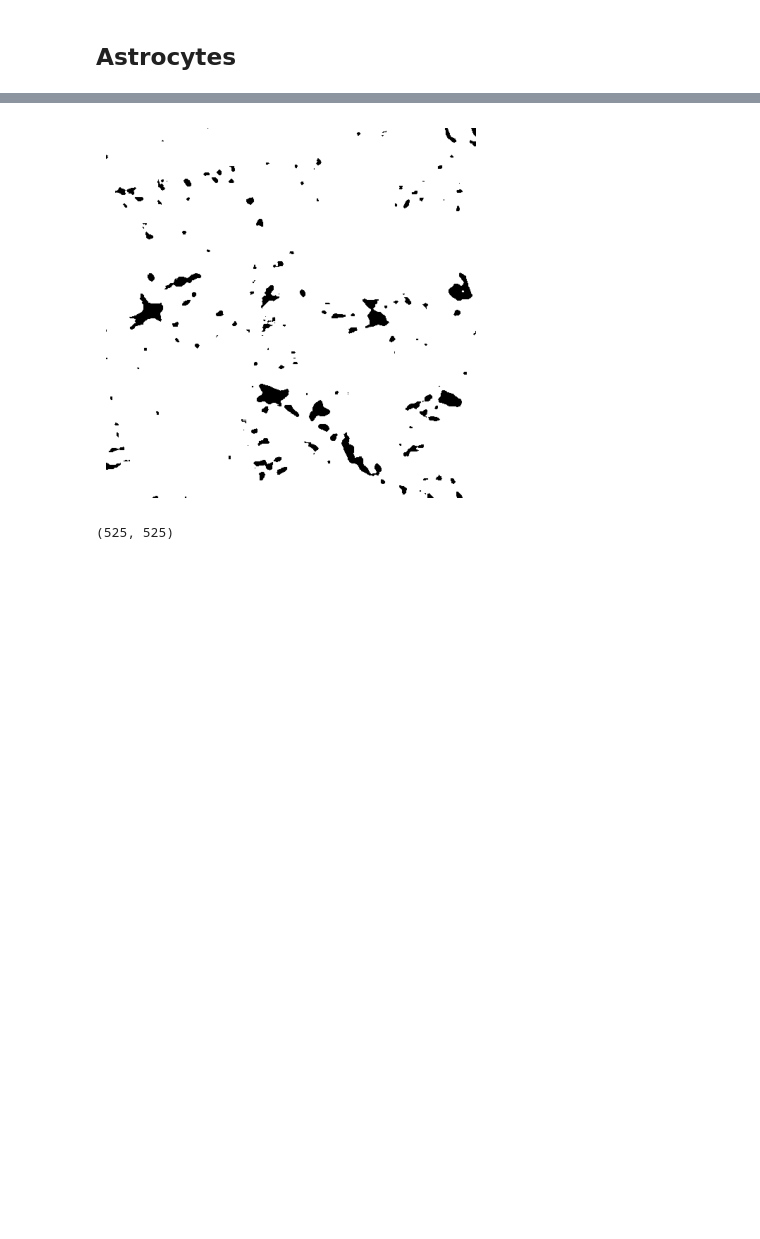
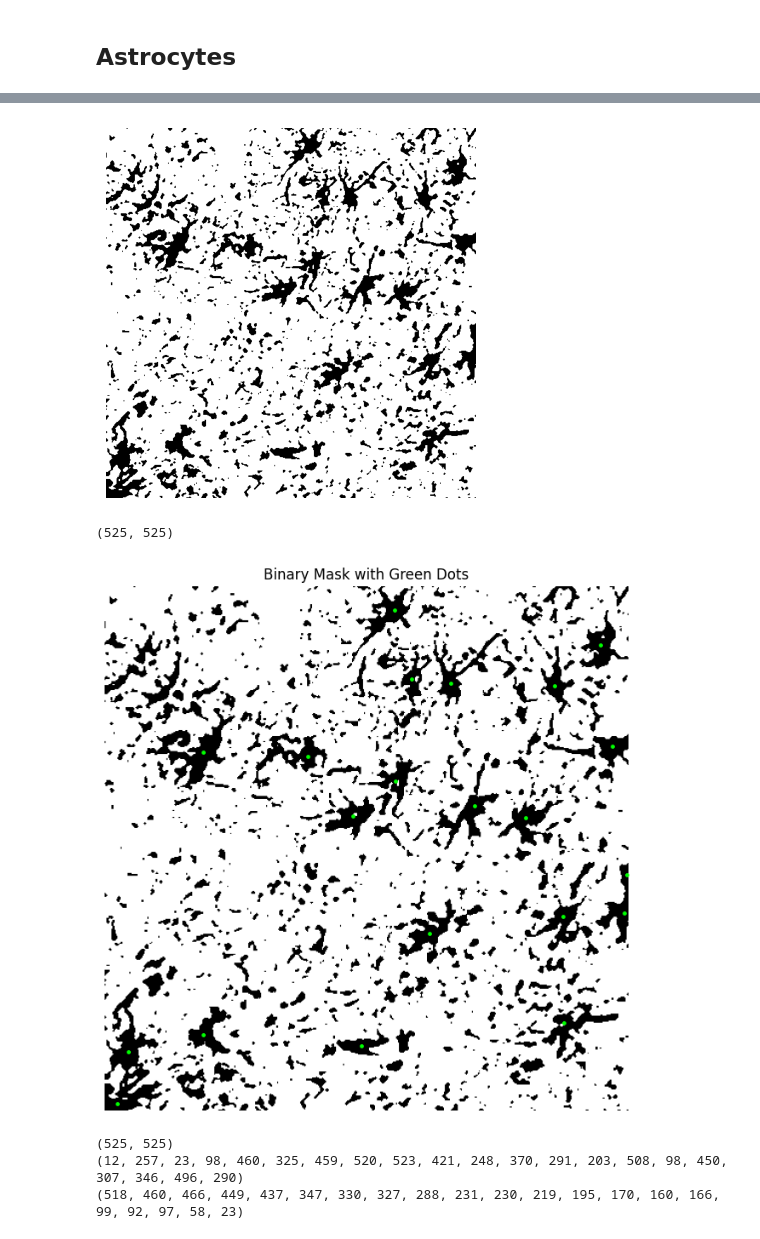
Before and after one commit to raisaaajose/astrocyte-detection, a Jupyter notebook: rule-based/astrocytes.ipynb, the cells around one changed output, grey strips where cells are left out. Drawn from its saved outputs; the diff is of its cells as text; code cells hidden in the pictures; blank space fills up the shorter version.

```diff
--- a/rule-based/astrocytes.ipynb
+++ b/rule-based/astrocytes.ipynb
@@ -4,12 +4,9 @@
 import cv2
 import numpy as np
 import matplotlib.pyplot as plt
-import  os
-path="/home/htic/Desktop/raisa/astrocytes/astrocyte-detection/training media/image/"
-tile_name="/tile_26624_173568.jpeg"
+
 #resize
-img = cv2.imread("/home/htic/Desktop/raisa/astrocytes/astrocyte_media"+tile_name)
-cv2.imwrite("/home/htic/Desktop/raisa/astrocytes/astrocyte-detection/training-media/image-new"+tile_name,img)
+img = cv2.imread("/home/htic/Desktop/raisa/B_313_1373/tile_31744_218624.jpeg")
 img = cv2.cvtColor(img, cv2.COLOR_BGR2RGB)
 height,width,channels=img.shape
 #print(f"{height} {width} {channels}")
@@ -36,7 +33,7 @@ plt.show()
 # %%
 clahe = cv2.createCLAHE(clipLimit=5)
 clahe_img = np.clip(clahe.apply(img_gray) + 20, 0, 255).astype(np.uint8)
-_, threshold_img = cv2.threshold(img_gray, 195, 255, cv2.THRESH_BINARY)
+_, threshold_img = cv2.threshold(img_gray, 210, 255, cv2.THRESH_BINARY)
 plt.imshow(threshold_img,cmap='gray')
 # %% [output]
 <matplotlib.image.AxesImage at 0x...>
@@ -52,12 +49,12 @@ plt.imshow(otsu_thresh,cmap='gray')
 # %%
 output=threshold_img.copy()
-median_blurred = cv2.medianBlur(output, 5)
+blurred = cv2.GaussianBlur(output, (3, 3), 0)
+median_blurred = cv2.medianBlur(output, 7)
 
-kernel = np.ones((7,7), np.uint8)
+kernel = np.ones((11,11), np.uint8)
 eroded_image = cv2.erode(~median_blurred, kernel, iterations=1)
 
-median_blurred2 = cv2.medianBlur(eroded_image,7)
-
+median_blurred2 = cv2.medianBlur(eroded_image, 7)
 plt.imshow(output,cmap='gray')
 plt.axis('off')
 plt.show()
@@ -80,7 +77,6 @@ plt.show()
 centroid_img=img.copy()
 contours, hierarchy = cv2.findContours(median_blurred2,cv2.RETR_TREE,cv2.CHAIN_APPROX_SIMPLE)
 centres=[]
-contours = [c for c in contours if cv2.contourArea(c) > 1.0]
 for c in contours:
 
    M = cv2.moments(c)
@@ -91,6 +87,8 @@ for c in contours:
    centres.append((cX, cY))
 
 print(centroid_img.shape)
+for i in centres:
+   print(i)
 plt.imshow(centroid_img,cmap='gray')
 plt.axis('off')
 plt.show()
@@ -100,13 +114,35 @@ plt.show()
 # %%
-_, threshold_img2 = cv2.threshold(img_gray, 200, 255, cv2.THRESH_BINARY)
-floodfill=threshold_img2.copy()
-floodfill_blurred = cv2.medianBlur(floodfill, 9)
+floodfill=threshold_img.copy()
+floodfill_blurred = cv2.medianBlur(floodfill, 3)
 plt.imshow(floodfill_blurred,cmap='gray')
 plt.axis('off')
 plt.show()
 
 floodfill_blurred_array=np.array(floodfill_blurred)
+# for x,y in centres:
+#     print(floodfill_blurred_array[x][y])
 print(floodfill_blurred_array.shape)
+
+binary_mask_normalized = floodfill_blurred / 255.0  # Normalize for display (0 to 1)
+
+# Unpack x and y from centres
+ys, xs = zip(*centres)  # y = row, x = col
+
+plt.figure(figsize=(8, 8))
+plt.imshow(binary_mask_normalized, cmap='gray')
+plt.scatter(ys, xs, c='lime', s=6, marker='o')  # Green dots
+plt.axis('off')
+plt.title("Binary Mask with Green Dots")
+plt.show()
+
+
+print(binary_mask_normalized.shape)
+for i in zip(*centres):
+   print(i)
 # %% [output]
-[figure, old version]
+[figure, new version]
 (525, 525)
+[figure, added]
+(525, 525)
+(12, 257, 23, 98, 460, 325, 459, 520, 523, 421, 248, 370, 291, 203, 508, 98, 450, 307, 346, 496, 290)
+(518, 460, 466, 449, 437, 347, 330, 327, 288, 231, 230, 219, 195, 170, 160, 166, 99, 92, 97, 58, 23)
```
Also changed, not shown: parts of 10 cells of this notebook.
